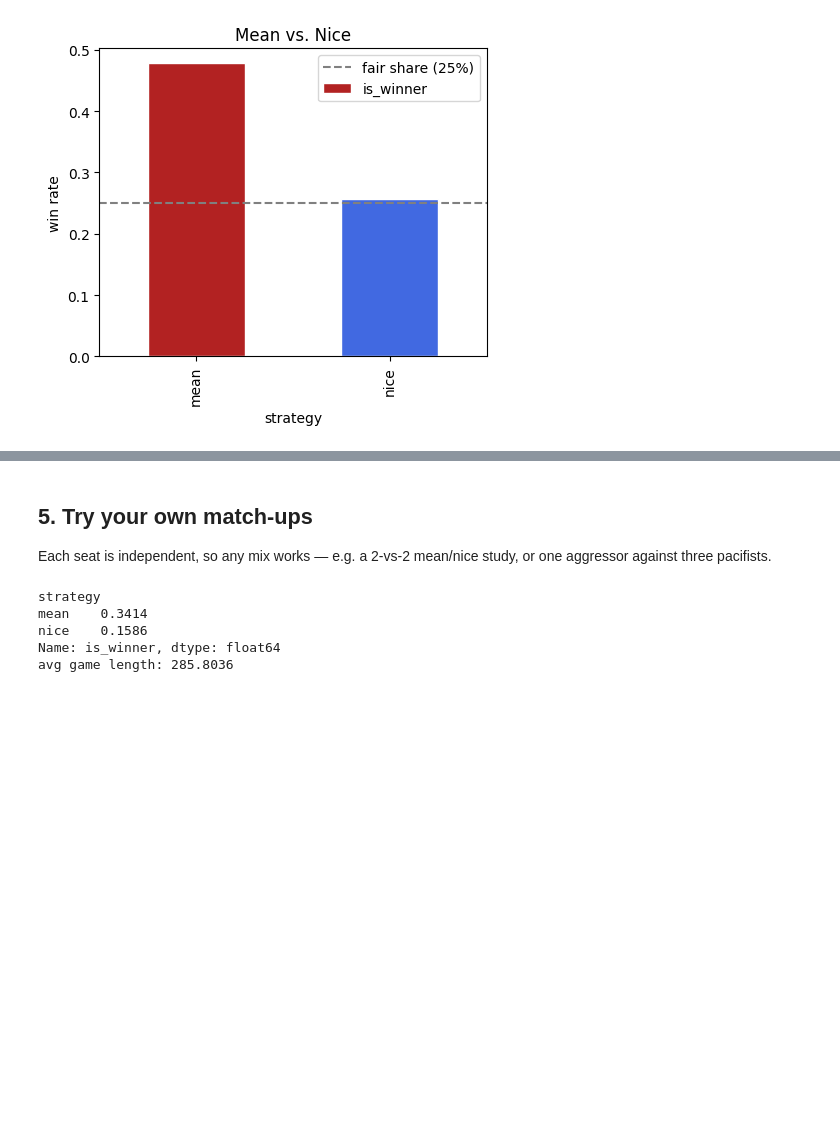
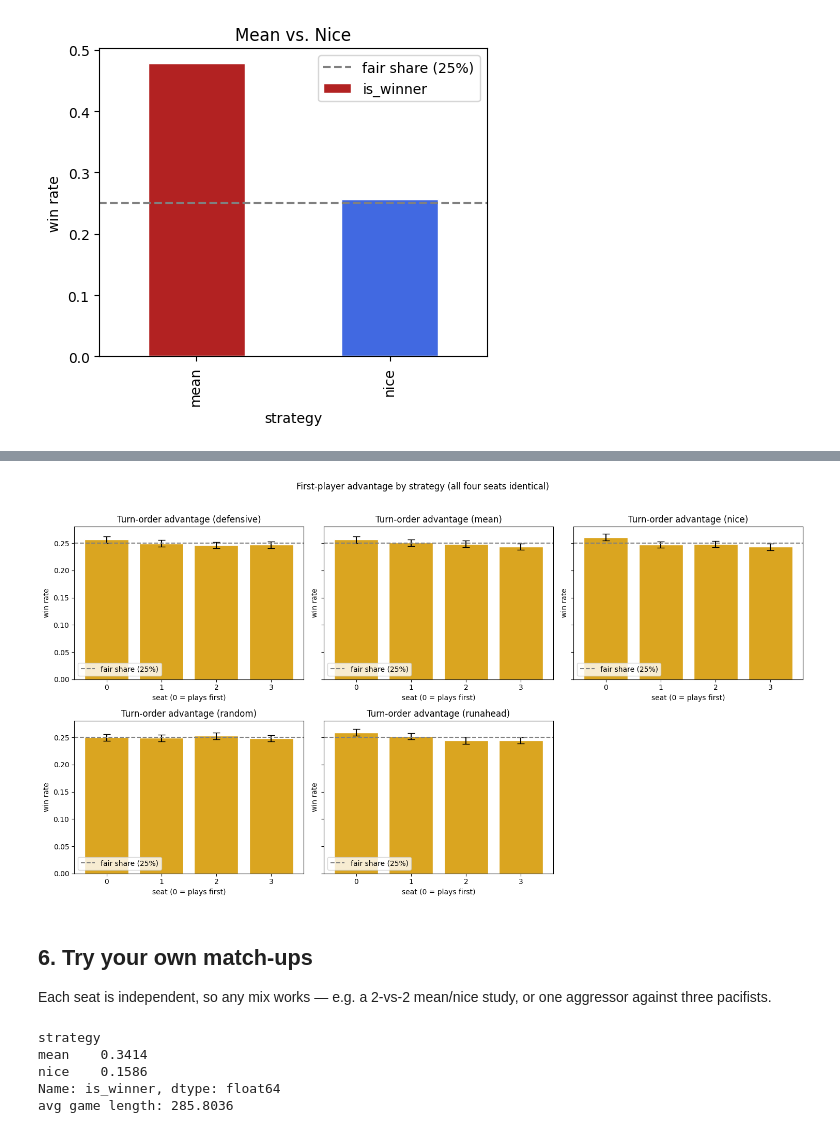
Before and after one commit to alvazi2/MAEDN, a Jupyter notebook: notebooks/research.ipynb, the cells around one changed output, grey strips where cells are left out. Drawn from its saved outputs; the diff is of its cells as text; code cells hidden in the pictures; blank space fills up the shorter version.

```diff
--- a/notebooks/research.ipynb
+++ b/notebooks/research.ipynb
@@ -12,12 +13,14 @@ All heavy lifting lives in the `maedn` package; this notebook only makes high-le
 import sys, os
 sys.path.insert(0, os.path.abspath('..'))  # import maedn from the repo root
 
+import pandas as pd
 import matplotlib.pyplot as plt
 
 from maedn import run_tournament, STRATEGIES
 from maedn import analysis
 
-print('available strategies:', sorted(STRATEGIES))
+ALL_STRATEGIES = sorted(STRATEGIES)
+print('available strategies:', ALL_STRATEGIES)
 # %% [output]
 available strategies: ['defensive', 'mean', 'nice', 'random', 'runahead']
 # %% [markdown]
@@ -91,0 +103,22 @@ plt.show()
+# %%
+FPA_GAMES = 20000
+
+# Run each controlled experiment once and reuse it for the table and the plots.
+experiments = {
+    s: analysis.first_player_experiment(strategy=s, n_games=FPA_GAMES, seed=0)
+    for s in ALL_STRATEGIES
+}
+# %%
+# Summary table: per-seat win rate + chi-square test, one row per strategy.
+rows = {}
+for s, exp in experiments.items():
+    adv = analysis.seat_advantage(exp)['win_rate']
+    test = analysis.seat_uniformity_test(exp)
+    row = {f'seat_{seat}': adv[seat] for seat in adv.index}
+    row['first_minus_last'] = adv.iloc[0] - adv.iloc[-1]
+    row['chi2'] = test['chi2']
+    row['significant'] = test['significant']
+    rows[s] = row
+
+summary = pd.DataFrame(rows).T
+summary.round(4)
@@ -92,5 +132,20 @@ plt.show()
+# %%
+# One seat-advantage bar chart (with 95% CIs) per strategy.
+ncols = 3
+nrows = -(-len(ALL_STRATEGIES) // ncols)  # ceil division
+fig, axes = plt.subplots(nrows, ncols, figsize=(5 * ncols, 4 * nrows), sharey=True)
+for ax, s in zip(axes.flat, ALL_STRATEGIES):
+    analysis.plot_seat_advantage(experiments[s], ax=ax)
+    ax.set_title(f'Turn-order advantage ({s})')
+for ax in axes.flat[len(ALL_STRATEGIES):]:
+    ax.axis('off')  # hide unused panels
+fig.suptitle('First-player advantage by strategy (all four seats identical)', y=1.02)
+plt.tight_layout()
+plt.show()
+# %% [output]
+[figure, added]
 # %% [markdown]
-## 5. Try your own match-ups
+## 6. Try your own match-ups
 
 Each seat is independent, so any mix works — e.g. a 2-vs-2 mean/nice study, or one aggressor against three pacifists.
 # %%
```
Also changed, not shown: parts of 5 cells of this notebook, 2 other files.
